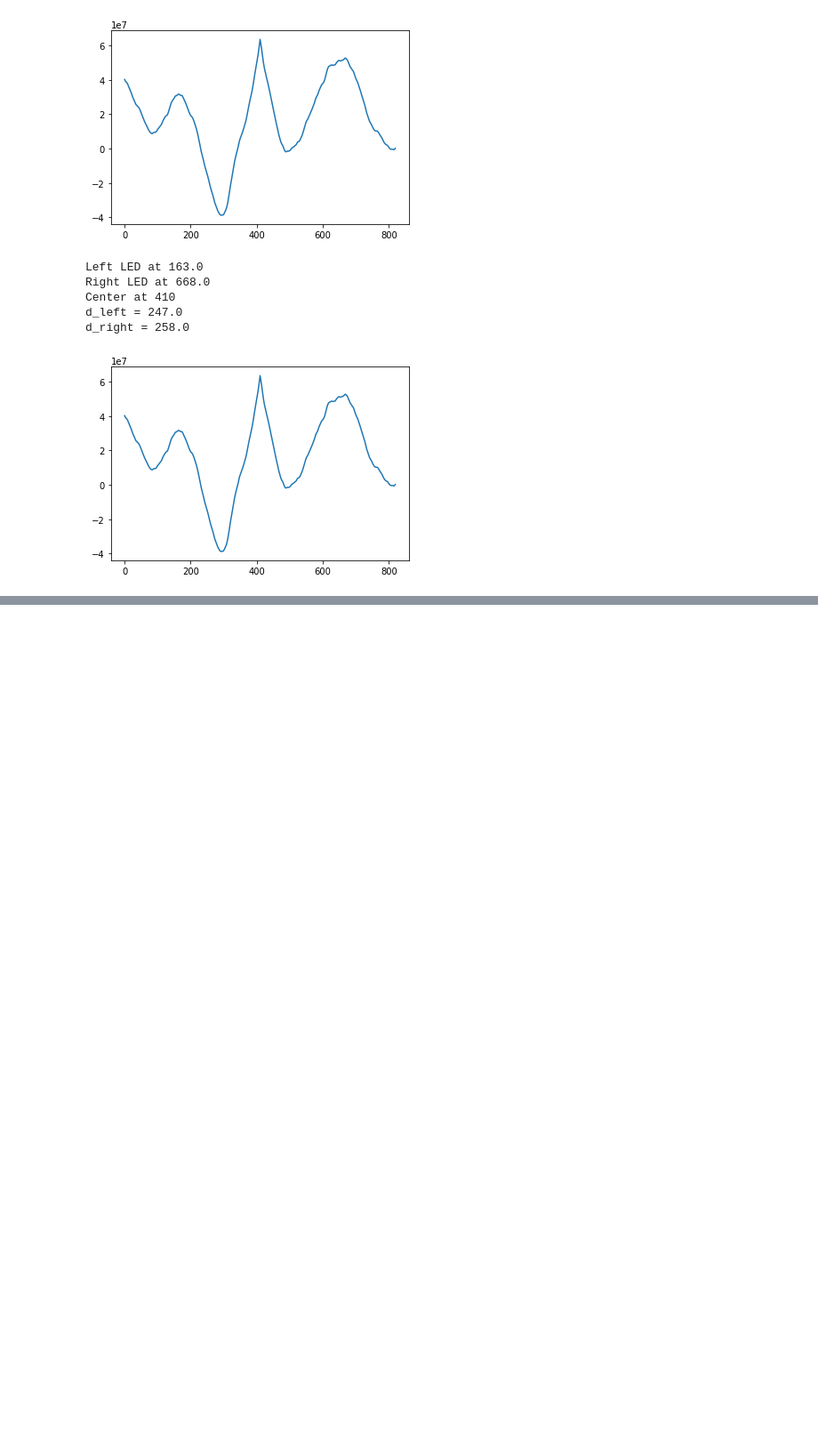
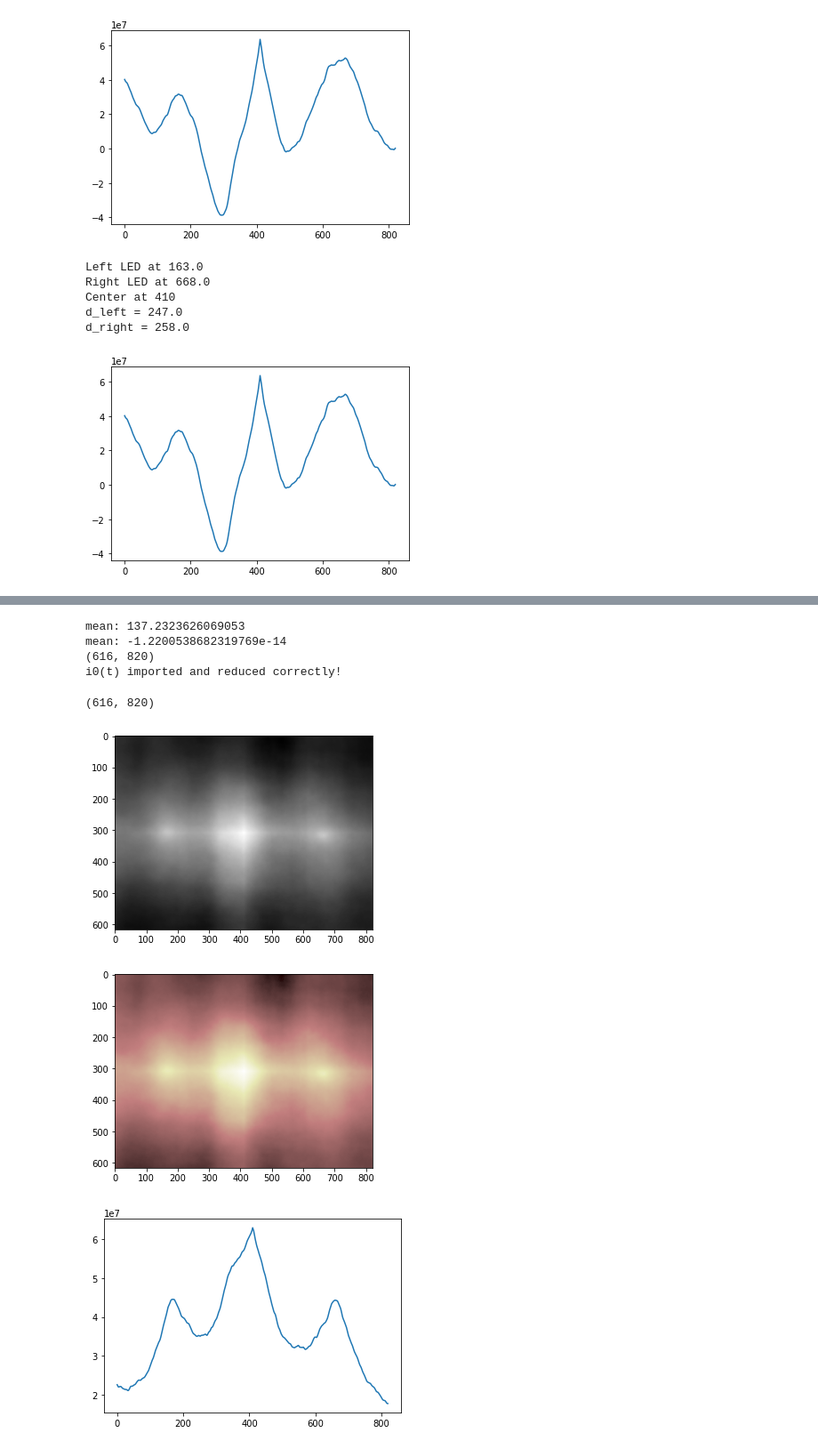
Before and after one commit to olivierleblanc/diffusercam, a Jupyter notebook: bernat/optimitzation02.ipynb, the cells around one changed output, grey strips where cells are left out. Shown at 89% size. Saved outputs shown, nothing was run; the diff lists cells and outputs as text; code cells hidden in the pictures; blank space fills up the shorter version.

```diff
--- a/bernat/optimitzation02.ipynb
+++ b/bernat/optimitzation02.ipynb
@@ -274,0 +310,38 @@ d_right = 258.0
+# %%
+i_0 = Image.open('images/i0_0001.jpg')
+i_0=i_0.resize(newsize,Image.ANTIALIAS)
+i_0 = np.array(i_0,dtype=float)
+i_0 = i_0[:, :, 0] #For instance, at point (100,50) we had [0.608, 0.608, 0.608]. Now only have a single 0.608 value.
+print('mean:',i_0.mean())
+i_0 = i_0 - i_0.mean()
+print('mean:',i_0.mean())
+
+print(i_0.shape) #[Y,X]
+print('i0(t) imported and reduced correctly!')
+# %% [output]
+mean: 137.2323626069053
+mean: -1.2200538682319769e-14
+(616, 820)
+i0(t) imported and reduced correctly!
+# %%
+hf = np.flip(h)
+
+auto=signal.fftconvolve(i_0,hf,mode='same')
+
+# Plotting
+[auto_y,auto_x]=auto.shape
+print(auto.shape)
+
+plt.imshow(auto, cmap='gray')
+plt.show()
+
+plt.imshow(auto, cmap='pink')
+plt.show()
+
+plt.plot(auto[math.floor(auto_y/2+1),:])
+plt.show()
+# %% [output]
+(616, 820)
+[figure, added]
+[figure, added]
+[figure, added]
```
Also changed, not shown: parts of 8 cells of this notebook, 1 other file.
